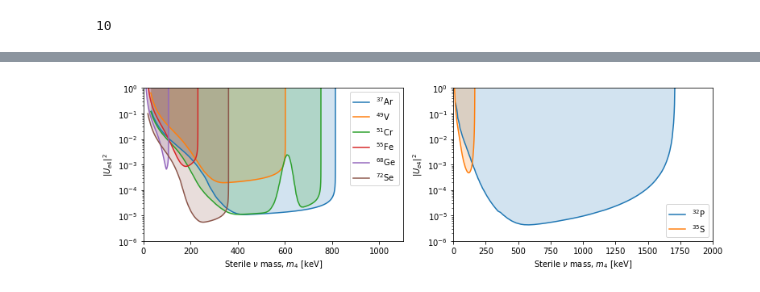
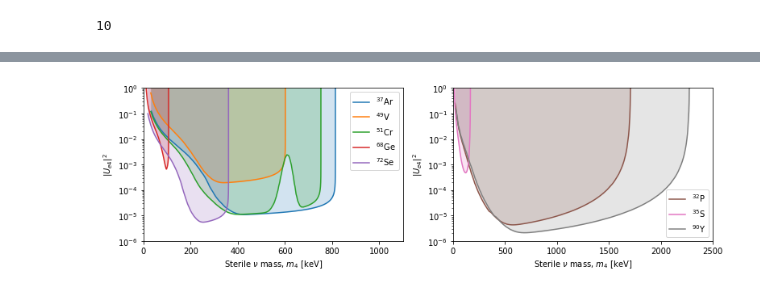
Before and after one commit to Moore-Lab/composite_DM, a Jupyter notebook: steriles/plot_pdfs.ipynb, the cells around one changed output, grey strips where cells are left out. Cells and saved outputs as stored; diff of their text form; code cells hidden in the pictures.

Commit message:
updates for paper plots

```diff
--- a/steriles/plot_pdfs.ipynb
+++ b/steriles/plot_pdfs.ipynb
@@ -121,9 +160,9 @@ for i,m in enumerate(mass_list):
 # %%
-def plot_limits(iso_list, isEC, fig, params_to_use):
+def plot_limits(iso_list, isEC, fig, params_to_use, clist):
 
     plt.figure(fig.number)
 
-    for iso in iso_list:
+    for j,iso in enumerate(iso_list):
 
         flist = glob.glob("/Users/dcmoore/grace/impulse/steriles/limits/%s*%.1e_%d_%.1f.npz"%(iso,*params_to_use))
 
@@ -166,13 +205,13 @@ def plot_limits(iso_list, isEC, fig, params_to_use):
             limfine = np.append(limfine, 1)
 
             if(not i==0):
-                p=plt.semilogy( xfine, limfine, ":" )
+                p=plt.semilogy( xfine, limfine, ":", color=clist[i] )
                 c=p[0].get_color()
                 plt.fill_between(xfine, limfine, np.ones_like(limfine), edgecolor='none', facecolor=c, alpha=0.05)
             else:
                 Z,A = iso.split('_')
                 lab = "$^{%s}$%s"%( A, Z.capitalize() )
-                p=plt.semilogy( xfine, limfine,  '-', label=lab)
+                p=plt.semilogy( xfine, limfine,  '-', label=lab, color=clist[j])
                 c=p[0].get_color()
                 plt.fill_between(xfine, limfine, np.ones_like(limfine), edgecolor='none', facecolor=c, alpha=0.2)
 
@@ -181,7 +220,7 @@ def plot_limits(iso_list, isEC, fig, params_to_use):
     if(isEC):
         plt.xlim([0,1100])
     else:
-        plt.xlim([0,2000])
+        plt.xlim([0,2500])
     plt.xlabel(r"Sterile $\nu$ mass, $m_4$ [keV]")
     plt.ylabel("$|U_{e4}|^2$")
     plt.legend()
@@ -189,24 +228,28 @@ def plot_limits(iso_list, isEC, fig, params_to_use):
 # %%
 ## plot for the paper (EC)
 
+clist = plt.rcParams['axes.prop_cycle'].by_key()['color']
+
 params = [1e-2, 1, 100] ## 1% loading, 100 sphere days
 
-iso_list = ["ar_37", "v_49", "cr_51", "fe_55", "ge_68", "se_72"]
+iso_list = ["ar_37", "v_49", "cr_51", "ge_68", "se_72"]
 isEC = True
 
 fig=plt.figure()
 plt.subplot(1,2,1)
-plot_limits(iso_list, isEC, fig, params)
+plot_limits(iso_list, isEC, fig, params, clist)
 
 ## all done with 100 nm sphere except s_35 with 50 nm
-iso_list = ["p_32","s_35"]
+nprev = len(iso_list)
+iso_list = ["p_32","s_35","y_90"]
 isEC = False
 
+clist = clist[nprev:]
 plt.subplot(1,2,2)
-plot_limits(iso_list, isEC, fig, params)
+plot_limits(iso_list, isEC, fig, params, clist)
 plt.tight_layout()
 
 plt.savefig("ue4_sensitivity.pdf")
 plt.show()
 # %% [output]
-[figure, old version]
+[figure, new version]
```
Also changed, not shown: parts of 1 cell of this notebook, 12 other files.
